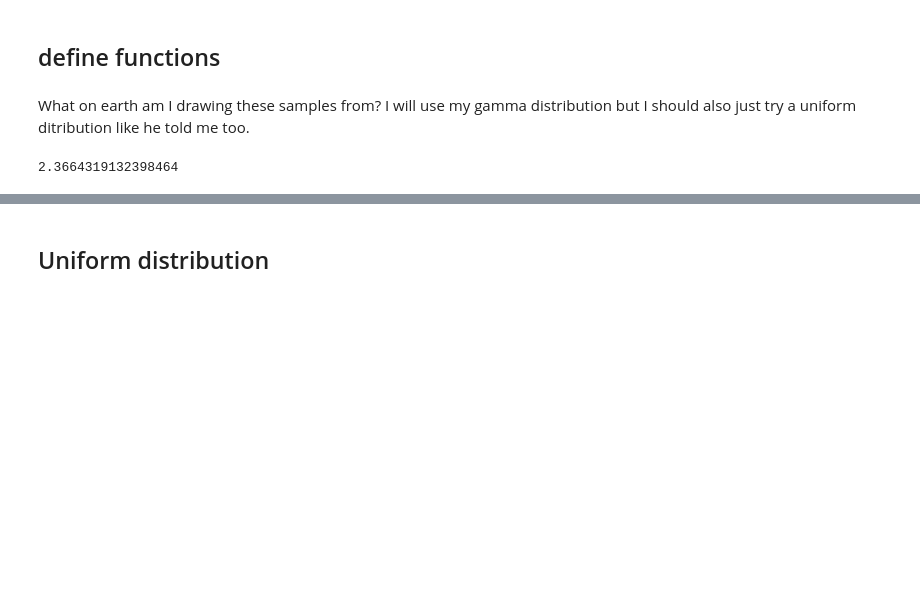
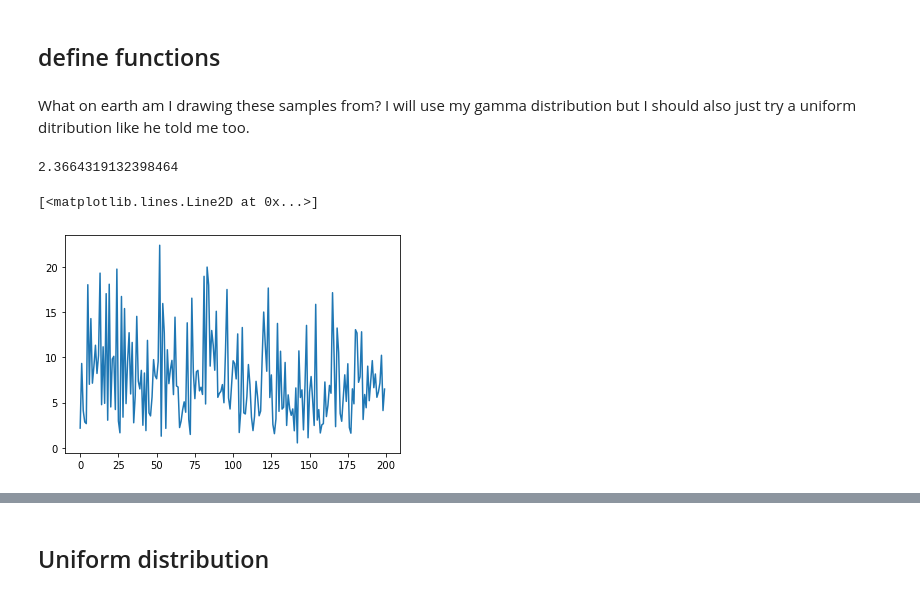
Before and after one commit to greenblattlab/Analysis_Of_Ribosome_Pausing, a Jupyter notebook: Simulation/rb_profile_simulator.ipynb, the cells around one changed output, grey strips where cells are left out. Saved outputs shown, nothing was run; the diff lists cells and outputs as text; code cells hidden in the pictures; blank space fills up the shorter version.

```diff
--- a/Simulation/rb_profile_simulator.ipynb
+++ b/Simulation/rb_profile_simulator.ipynb
@@ -120 +142,6 @@ lamb_gam = np.random.gamma(2.5,3,200)
+# %%
+plt.plot(lamb)
+# %% [output]
+[<matplotlib.lines.Line2D at 0x...>]
+[figure, added]
 # %%
```
Also changed, not shown: parts of 36 cells of this notebook, 1 other file.
